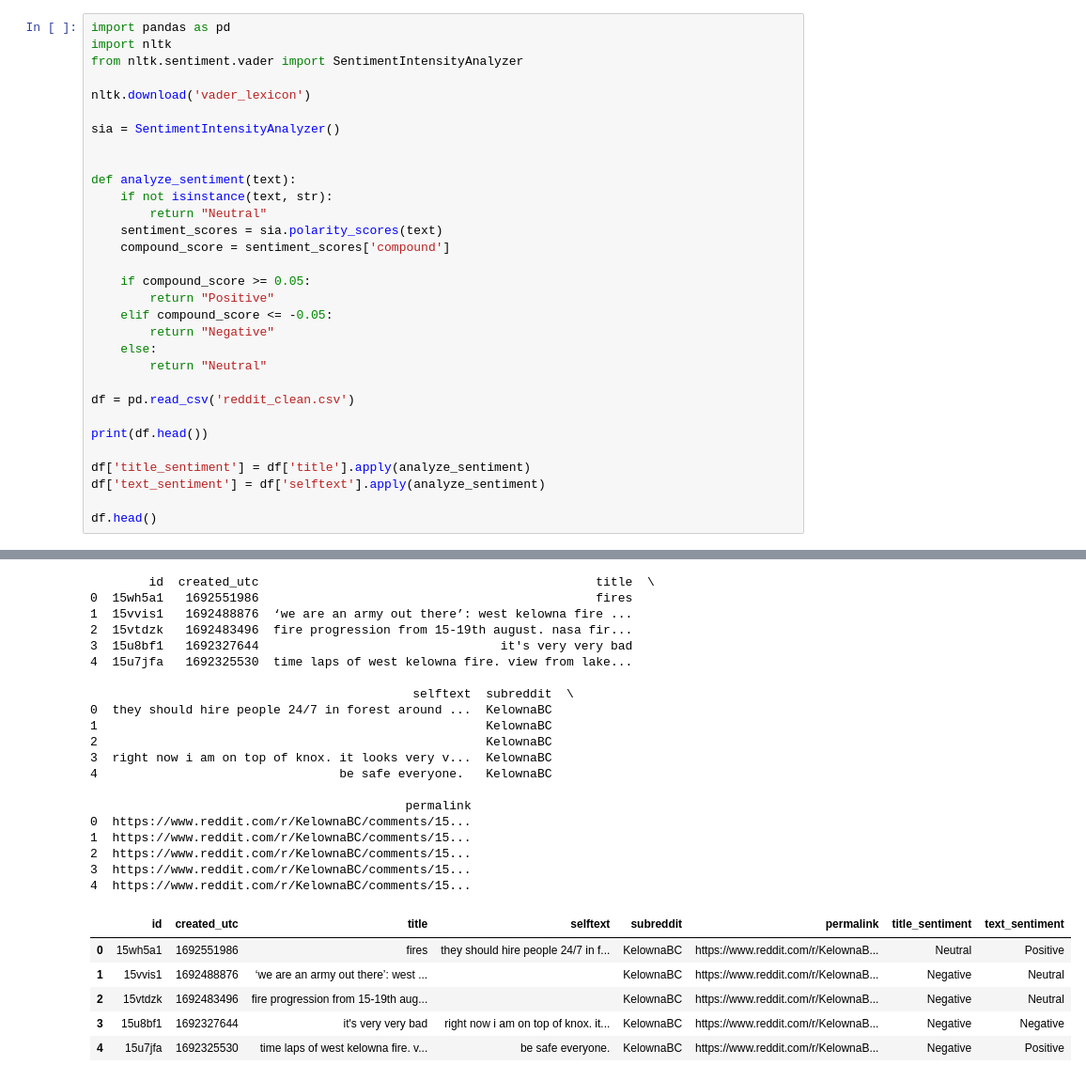
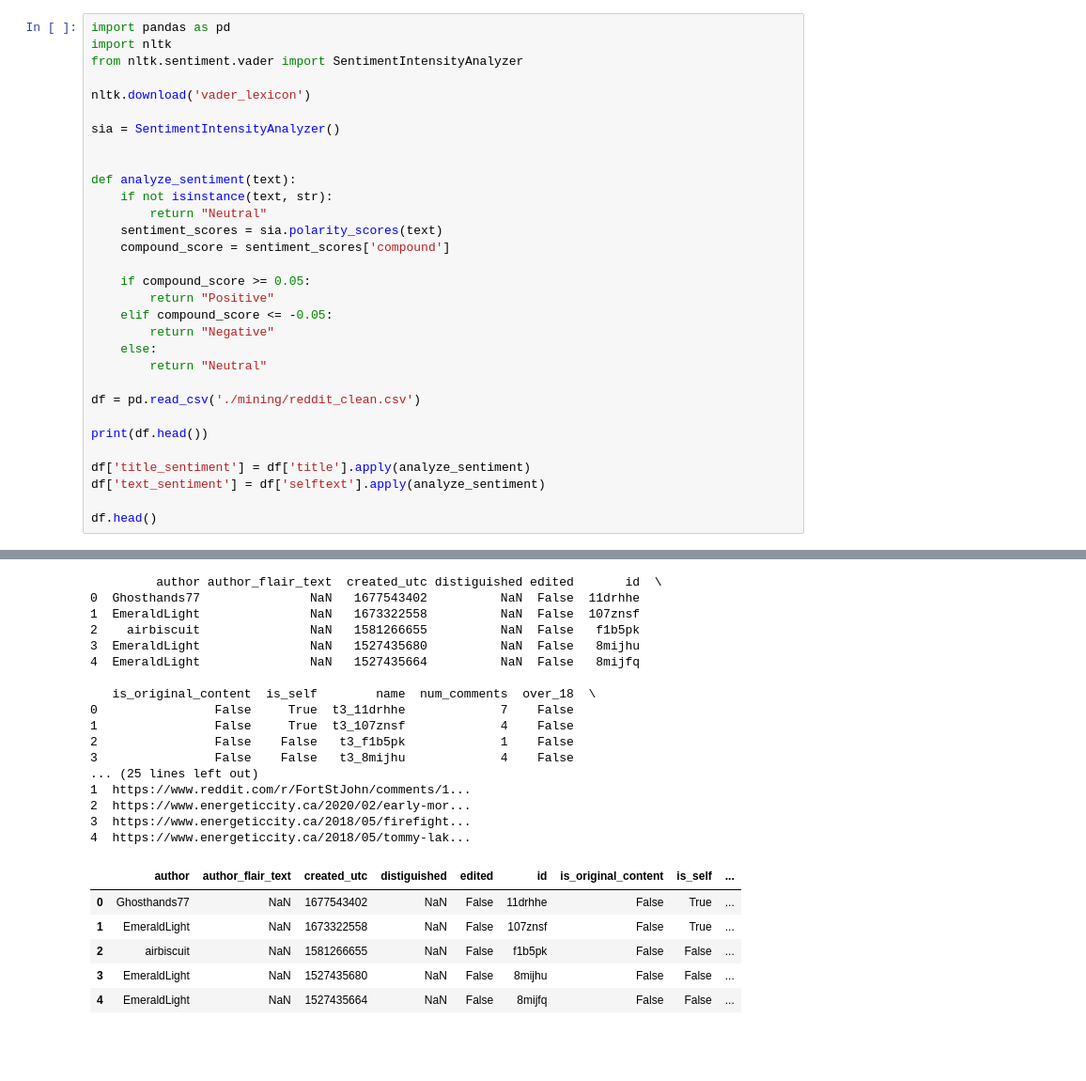
Before and after one commit to arvandiii/Thesis-Project, a Jupyter notebook: reddit/sentiment.ipynb, the cells around one changed output, grey strips where cells are left out. Shown at 94% size. Saved outputs shown, nothing was run; the diff lists cells and outputs as text; blank space fills up the shorter version.

```diff
--- a/reddit/sentiment.ipynb
+++ b/reddit/sentiment.ipynb
@@ -21,7 +21,7 @@ def analyze_sentiment(text):
     else:
         return "Neutral"
 
-df = pd.read_csv('reddit_clean.csv')
+df = pd.read_csv('./mining/reddit_clean.csv')
 
 print(df.head())
 
@@ -35,30 +35,27 @@ df.head()
 [nltk_data]   Package vader_lexicon is already up-to-date!
-        id  created_utc                                              title  \
-0  15wh5a1   1692551986                                              fires
-1  15vvis1   1692488876  ‘we are an army out there’: west kelowna fire ...
-2  15vtdzk   1692483496  fire progression from 15-19th august. nasa fir...
-3  15u8bf1   1692327644                                 it's very very bad
-4  15u7jfa   1692325530  time laps of west kelowna fire. view from lake...
+         author author_flair_text  created_utc distiguished edited       id  \
+0  Ghosthands77               NaN   1677543402          NaN  False  11drhhe
+1  EmeraldLight               NaN   1673322558          NaN  False  107znsf
+2    airbiscuit               NaN   1581266655          NaN  False   f1b5pk
+3  EmeraldLight               NaN   1527435680          NaN  False   8mijhu
+4  EmeraldLight               NaN   1527435664          NaN  False   8mijfq
 
-                                            selftext  subreddit  \
-0  they should hire people 24/7 in forest around ...  KelownaBC
-1                                                     KelownaBC
-2                                                     KelownaBC
-3  right now i am on top of knox. it looks very v...  KelownaBC
-4                                 be safe everyone.   KelownaBC
-
-                                           permalink
-0  https://www.reddit.com/r/KelownaBC/comments/15...
-1  https://www.reddit.com/r/KelownaBC/comments/15...
-2  https://www.reddit.com/r/KelownaBC/comments/15...
-3  https://www.reddit.com/r/KelownaBC/comments/15...
-4  https://www.reddit.com/r/KelownaBC/comments/15...
+   is_original_content  is_self        name  num_comments  over_18  \
+0                False     True  t3_11drhhe             7    False
+1                False     True  t3_107znsf             4    False
+2                False    False   t3_f1b5pk             1    False
+3                False    False   t3_8mijhu             4    False
+... (25 lines left out)
+1  https://www.reddit.com/r/FortStJohn/comments/1...
+2  https://www.energeticcity.ca/2020/02/early-mor...
+3  https://www.energeticcity.ca/2018/05/firefight...
+4  https://www.energeticcity.ca/2018/05/tommy-lak...
-|  | id | created_utc | title | selftext | subreddit | permalink | title_sentiment | text_sentiment |
-| 0 | 15wh5a1 | 1692551986 | fires | they should hire people 24/7 in f... | KelownaBC | https://www.reddit.com/r/KelownaB... | Neutral | Positive |
-| 1 | 15vvis1 | 1692488876 | ‘we are an army out there’: west ... |  | KelownaBC | https://www.reddit.com/r/KelownaB... | Negative | Neutral |
-| 2 | 15vtdzk | 1692483496 | fire progression from 15-19th aug... |  | KelownaBC | https://www.reddit.com/r/KelownaB... | Negative | Neutral |
-| 3 | 15u8bf1 | 1692327644 | it's very very bad | right now i am on top of knox. it... | KelownaBC | https://www.reddit.com/r/KelownaB... | Negative | Negative |
-| 4 | 15u7jfa | 1692325530 | time laps of west kelowna fire. v... | be safe everyone. | KelownaBC | https://www.reddit.com/r/KelownaB... | Negative | Positive |
+|  | author | author_flair_text | created_utc | distiguished | edited | id | is_original_content | is_self | ... |
+| 0 | Ghosthands77 | NaN | 1677543402 | NaN | False | 11drhhe | False | True | ... |
+| 1 | EmeraldLight | NaN | 1673322558 | NaN | False | 107znsf | False | True | ... |
+| 2 | airbiscuit | NaN | 1581266655 | NaN | False | f1b5pk | False | False | ... |
+| 3 | EmeraldLight | NaN | 1527435680 | NaN | False | 8mijhu | False | False | ... |
+| 4 | EmeraldLight | NaN | 1527435664 | NaN | False | 8mijfq | False | False | ... |
 # %%
 df = df[df['created_utc'] >= 1677654056]
 print(df.head())
```
Also changed, not shown: parts of 4 cells of this notebook, 3 other files.
